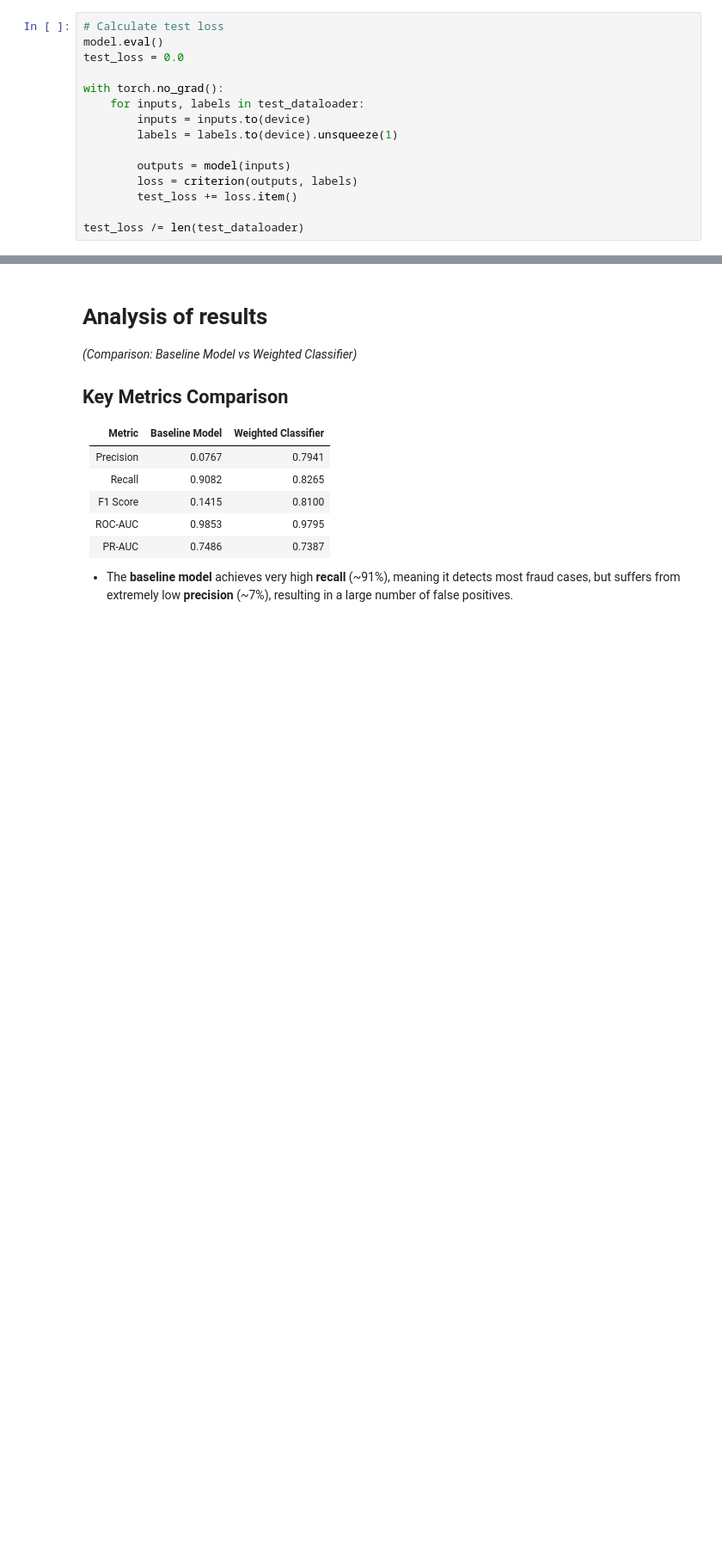
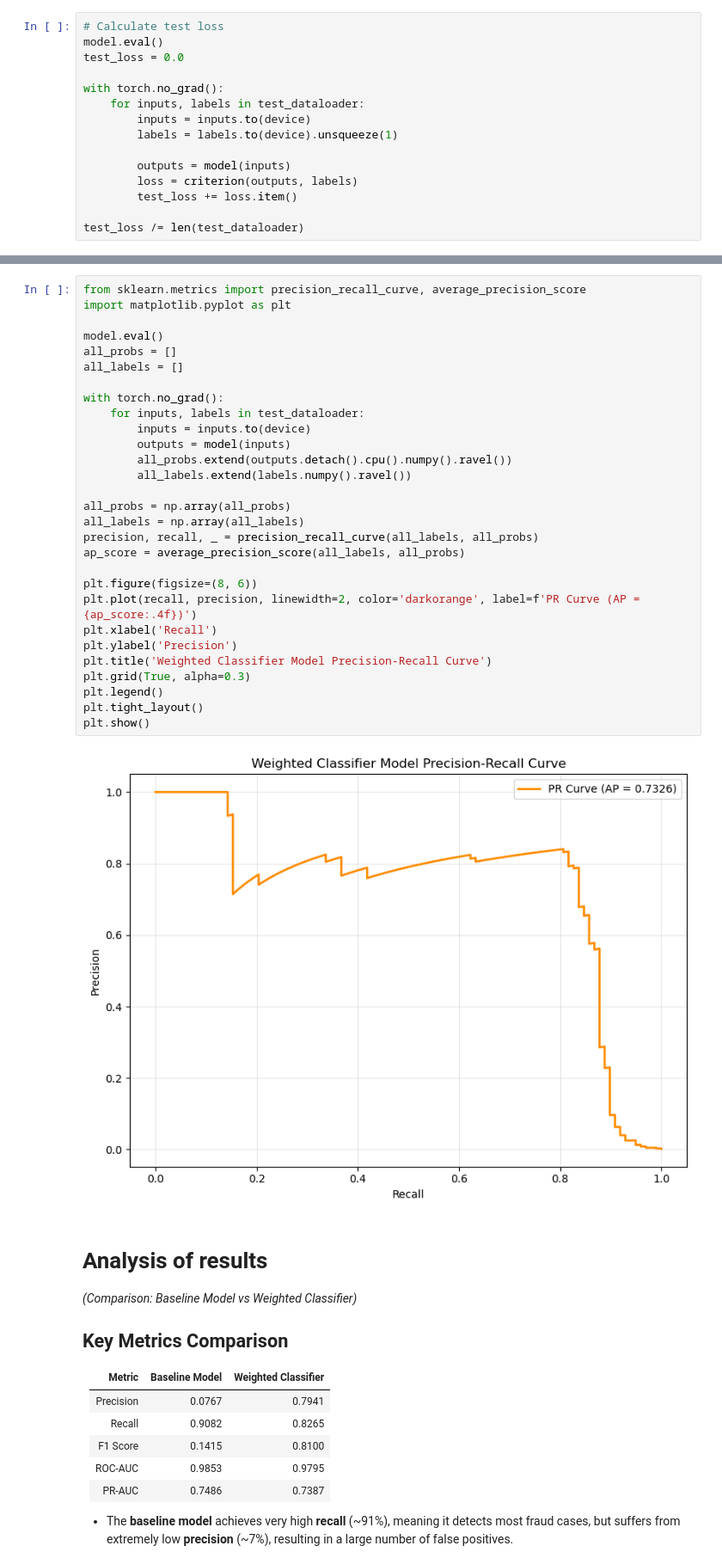
Before and after one commit to xenaria/credit-card-fraud-detection, a Jupyter notebook: WeightedClassifier.ipynb, the cells around one changed output, grey strips where cells are left out. Shown at 86% size. Drawn from its saved outputs; the diff is of its cells as text; blank space fills up the shorter version.

```diff
--- a/WeightedClassifier.ipynb
+++ b/WeightedClassifier.ipynb
@@ -583,3 +583,34 @@ plt.show()
+# %%
+from sklearn.metrics import precision_recall_curve, average_precision_score
+import matplotlib.pyplot as plt
+
+model.eval()
+all_probs = []
+all_labels = []
+
+with torch.no_grad():
+    for inputs, labels in test_dataloader:
+        inputs = inputs.to(device)
+        outputs = model(inputs)
+        all_probs.extend(outputs.detach().cpu().numpy().ravel())
+        all_labels.extend(labels.numpy().ravel())
+
+all_probs = np.array(all_probs)
+all_labels = np.array(all_labels)
+precision, recall, _ = precision_recall_curve(all_labels, all_probs)
+ap_score = average_precision_score(all_labels, all_probs)
+
+plt.figure(figsize=(8, 6))
+plt.plot(recall, precision, linewidth=2, color='darkorange', label=f'PR Curve (AP = {ap_score:.4f})')
+plt.xlabel('Recall')
+plt.ylabel('Precision')
+plt.title('Weighted Classifier Model Precision-Recall Curve')
+plt.grid(True, alpha=0.3)
+plt.legend()
+plt.tight_layout()
+plt.show()
+# %% [output]
+[figure, added]
 # %% [markdown]
 # Analysis of results
 _(Comparison: Baseline Model vs Weighted Classifier)_
```
Also changed, not shown: parts of 4 cells of this notebook, 2 other files.
